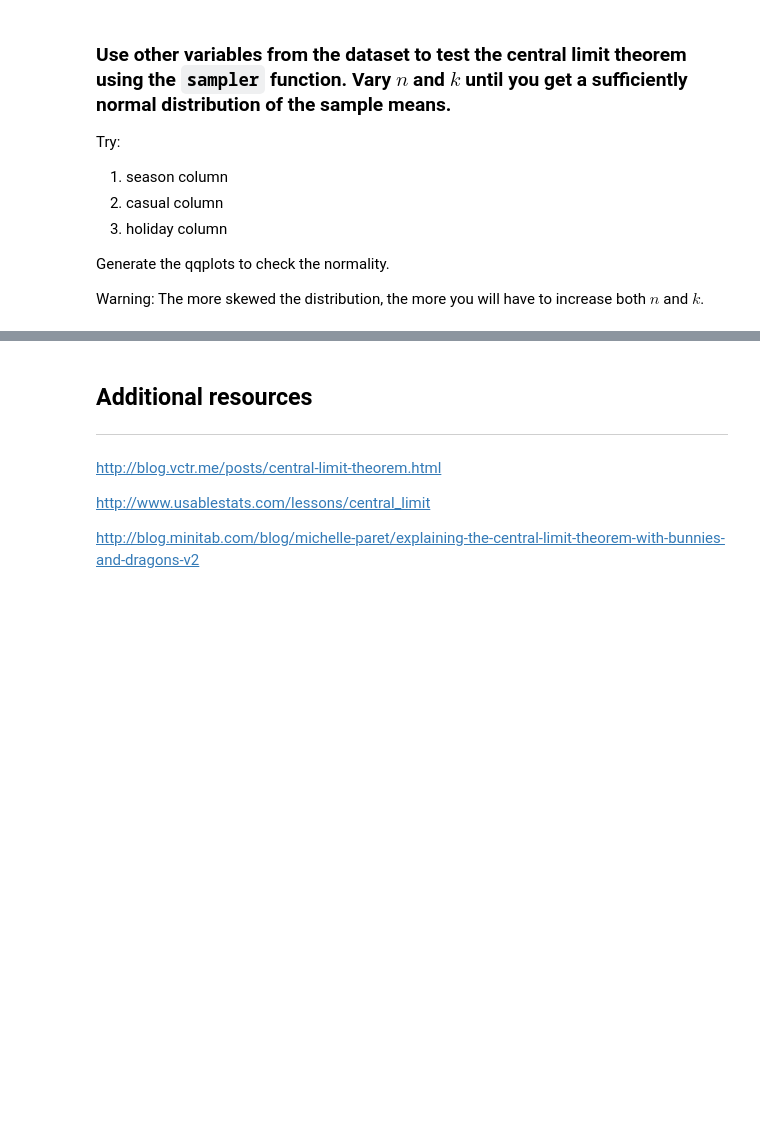
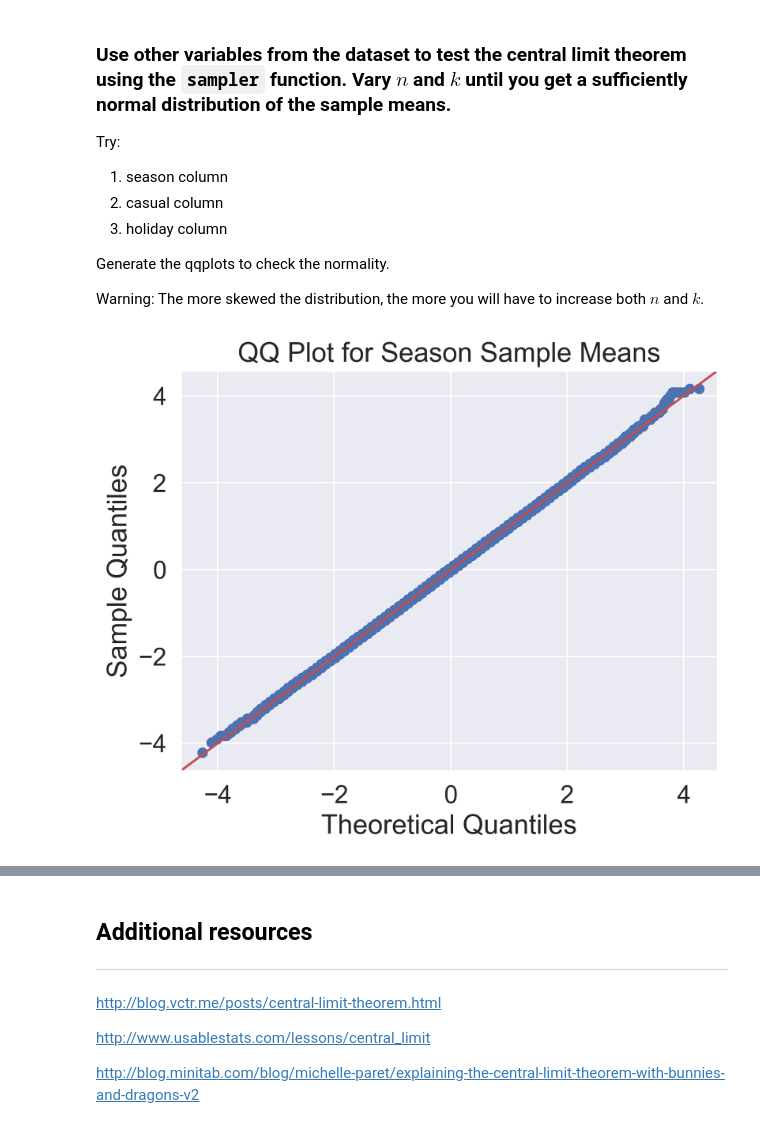
Before and after one commit to tivendren/Kyouth_DataScience_Materials, a Jupyter notebook: Unit-2/Unit-2-03-Probability-Distributions/lesson-2-normal-distribution-and-clt/central-limit-theorem.ipynb, the cells around one changed output, grey strips where cells are left out. Drawn from its saved outputs; the diff is of its cells as text; code cells hidden in the pictures; blank space fills up the shorter version.

```diff
--- a/Unit-2/Unit-2-03-Probability-Distributions/lesson-2-normal-distribution-and-clt/central-limit-theorem.ipynb
+++ b/Unit-2/Unit-2-03-Probability-Distributions/lesson-2-normal-distribution-and-clt/central-limit-theorem.ipynb
@@ -279,3 +308,12 @@ Try:
 Generate the qqplots to check the normality.
 
 Warning: The more skewed the distribution, the more you will have to increase both $n$ and $k$.
+# %%
+n = 130
+k = 100000
+season_means = sampler(data.season,n=n,k=k)
+qqplot(np.array(season_means), line='45',fit=True)
+plt.title('QQ Plot for Season Sample Means')
+plt.show()
+# %% [output]
+[figure, added]
```
Also changed, not shown: parts of 13 cells of this notebook, 2 other files.
